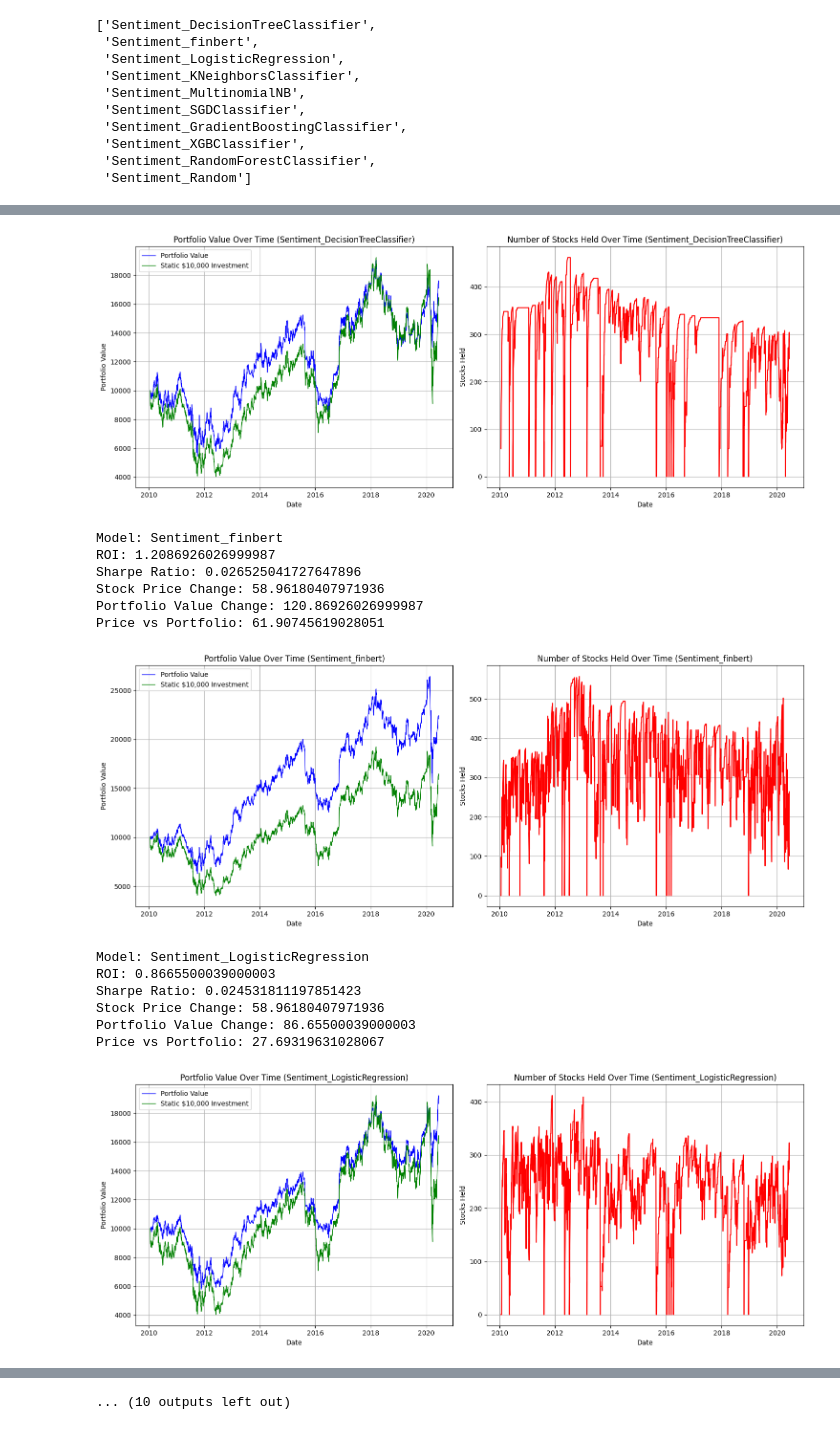
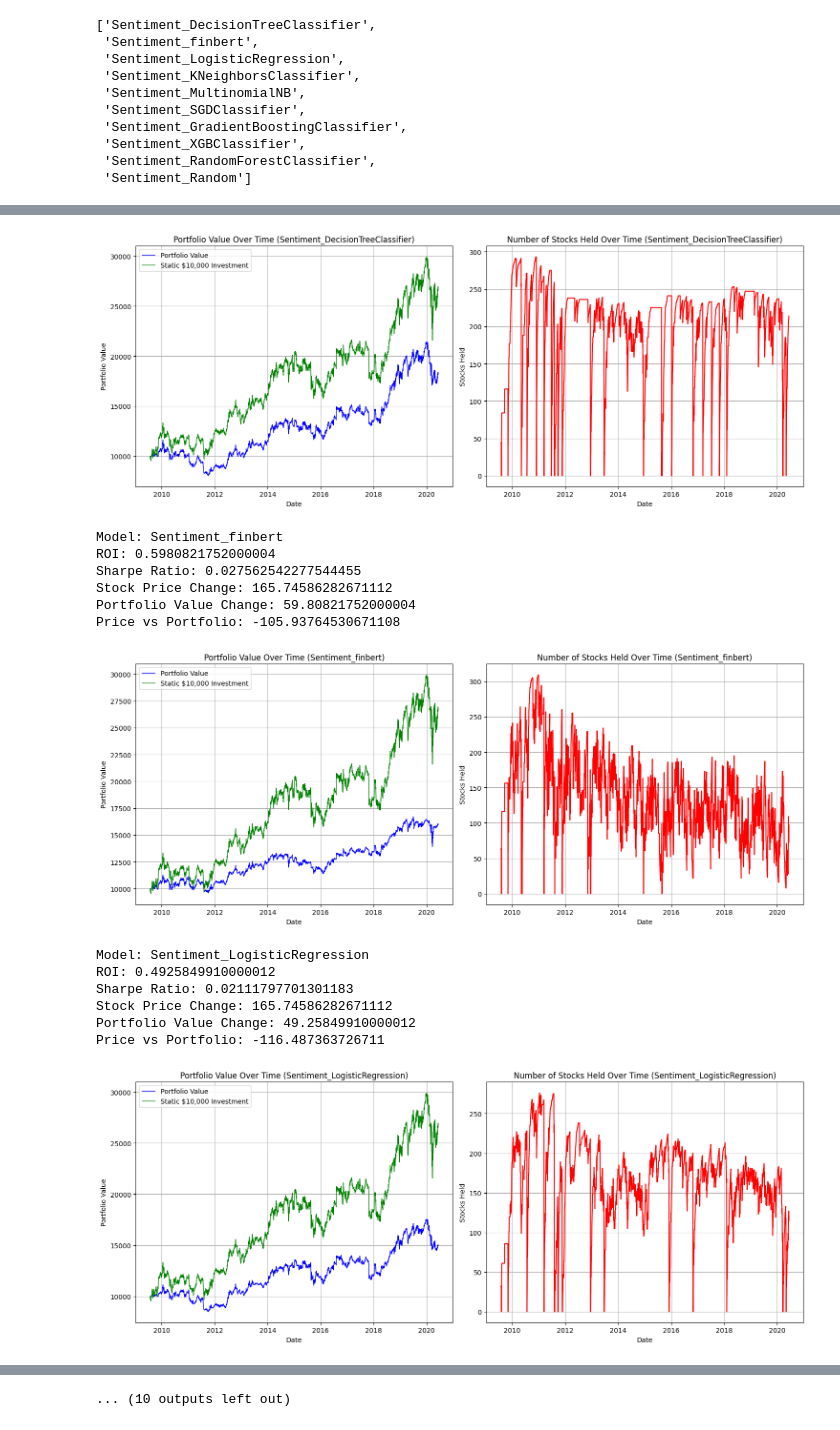
Before and after one commit to jamescalnan/Learning-From-Data-Coursework, a Jupyter notebook: Stock Predictor With Comparison.ipynb, the cells around one changed output, grey strips where cells are left out. Cells and saved outputs as stored; diff of their text form; code cells hidden in the pictures.

```diff
--- a/Stock Predictor With Comparison.ipynb
+++ b/Stock Predictor With Comparison.ipynb
@@ -6,7 +6,7 @@ import numpy as np
 import warnings
 warnings.filterwarnings('ignore')
 
-stock = "MS"
+stock = "MRK"
 
 
 def preprocess(input_series):
@@ -527,8 +524,7 @@ from scipy.stats import mode
 # Adjusting finbert sentiment to align with other models
 # merged_df['Sentiment_finbert1'] = merged_df['Sentiment_finbert'].replace({2: 1, 0: 1, 1: 0})
 
-# Define action percent
-action_percent = 0.1  # 10% of holdings
+
 
 # List of sentiment columns
 sentiment_cols = [col for col in merged_df.columns if 'Sentiment_' in col]
@@ -561,9 +557,8 @@ def execute_sell_order(stocks_to_sell, current_price, cash, stock):
     return cash, stock
 
 
-
-stop_loss_percentage = 0.05  # 5% below the purchase price
-take_profit_percentage = 0.2  # 10% above the purchase price
+stop_loss_percentage = 0.03  # 5% below the purchase price
+take_profit_percentage = 0.30  # 10% above the purchase price
 
 stock_name = stock
 
@@ -588,18 +583,14 @@ for sentiment_col in sentiment_cols:
         position_size = calculate_position_size(sentiment, edge.loc[sentiment_col, 'Edge'])
 
         # Increase position size based on consecutive sentiments
-        if sentiment > 0.5:  # Positive sentiment
+        if sentiment >= 0.5:  # Positive sentiment
             consecutive_positive += 1
             consecutive_negative = 0
-            position_multiplier = 1 + (consecutive_positive - 1) * action_percent
+            position_multiplier = 1 + (consecutive_positive - 1)
         elif sentiment < 0.5:  # Negative sentiment
             consecutive_negative += 1
             consecutive_positive = 0
-            position_multiplier = 1 + (consecutive_negative - 1) * action_percent
-        else:  # Neutral sentiment
-            consecutive_positive = 0
-            consecutive_negative = 0
-            position_multiplier = 1
+            position_multiplier = 1 + (consecutive_negative - 1)
 
         # Sell if negative sentiment is detected and we hold stock
         if sentiment < 0.5 and stock > 0:
@@ -679,7 +670,7 @@ for sentiment_col in sentiment_cols:
     ax2.set_ylabel('Stocks Held')
     ax2.grid(True)
 
-    plt.savefig(f'results/{stock_name}/{sentiment_col}.png', dpi=300)
+    plt.savefig(f'results/{stock_name}/{sentiment_col}_{stock_name.lower()}.png', dpi=800)
 
     plt.show()
 
@@ -696,16 +687,16 @@ Price vs Portfolio: 12.039393800280607
-[figure, old version]
+[figure, new version]
 Model: Sentiment_finbert
-ROI: 1.2086926026999987
-Sharpe Ratio: 0.026525041727647896
-Stock Price Change: 58.96180407971936
-Portfolio Value Change: 120.86926026999987
-Price vs Portfolio: 61.90745619028051
+ROI: 0.5980821752000004
+Sharpe Ratio: 0.027562542277544455
+Stock Price Change: 165.74586282671112
+Portfolio Value Change: 59.80821752000004
+Price vs Portfolio: -105.93764530671108
-[figure, old version]
+[figure, new version]
 Model: Sentiment_LogisticRegression
-ROI: 0.8665500039000003
-Sharpe Ratio: 0.024531811197851423
-Stock Price Change: 58.96180407971936
-Portfolio Value Change: 86.65500039000003
-Price vs Portfolio: 27.69319631028067
+ROI: 0.4925849910000012
+Sharpe Ratio: 0.02111797701301183
+Stock Price Change: 165.74586282671112
+Portfolio Value Change: 49.25849910000012
+Price vs Portfolio: -116.487363726711
-[figure, old version]
+[figure, new version]
 Model: Sentiment_KNeighborsClassifier
```
Also changed, not shown: parts of 20 cells of this notebook, 54 other files.
